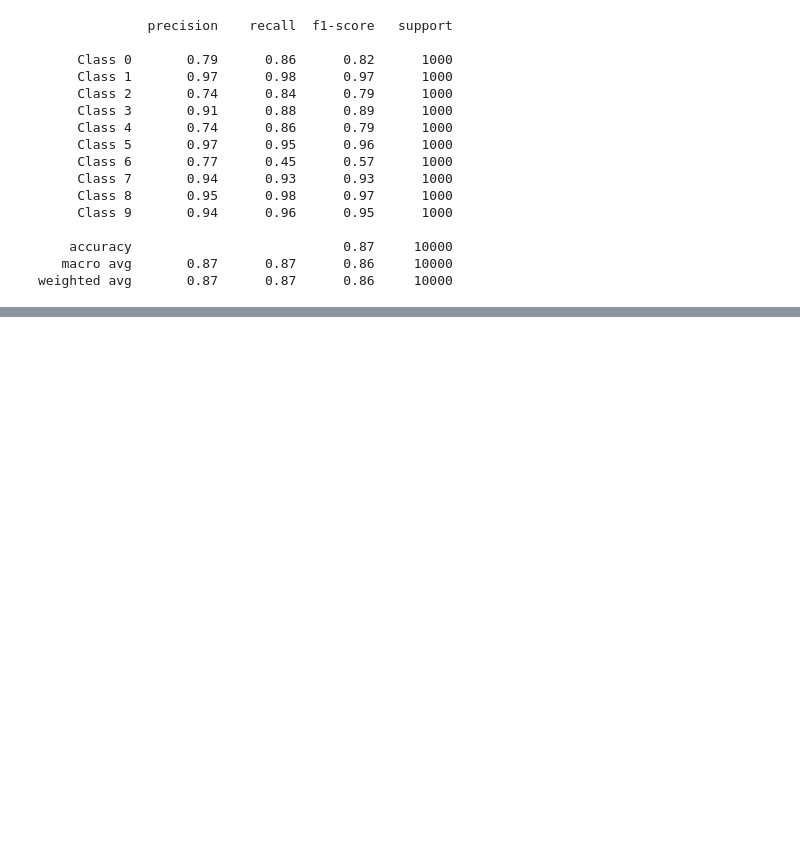
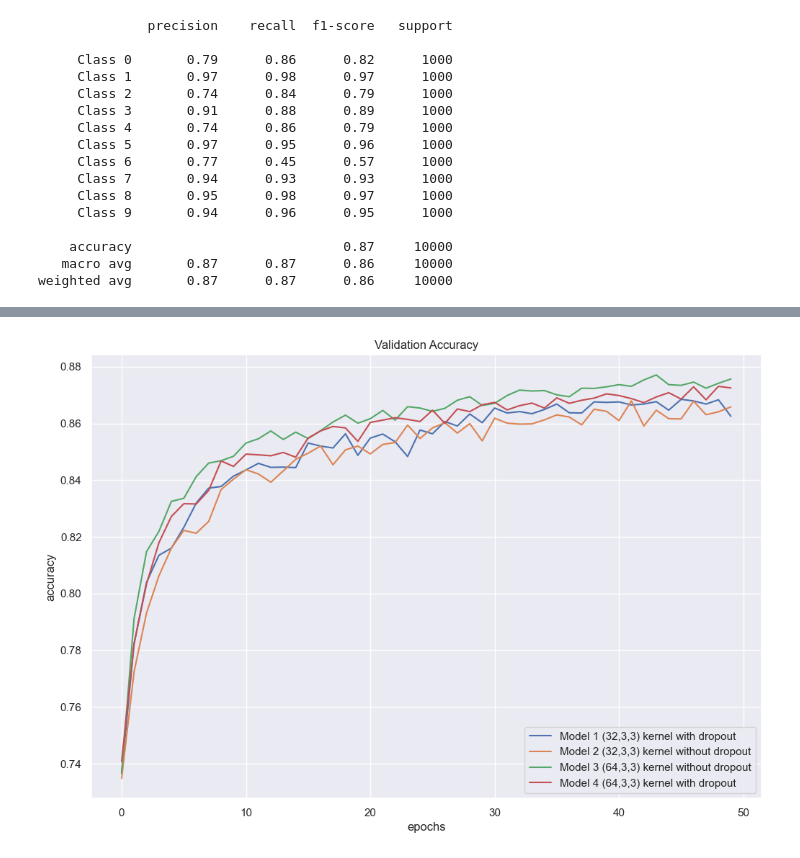
Before and after one commit to edaaydinea/MachineLearningRealWorldApplications, a Jupyter notebook: FashionClassClassification/FashionClassClassification.ipynb, the cells around one changed output, grey strips where cells are left out. Drawn from its saved outputs; the diff is of its cells as text; code cells hidden in the pictures; blank space fills up the shorter version.

```diff
--- a/FashionClassClassification/FashionClassClassification.ipynb
+++ b/FashionClassClassification/FashionClassClassification.ipynb
@@ -633,0 +737,24 @@ weighted avg       0.87      0.87      0.86     10000
+# %%
+# (64,3,3) kernel with dropout
+
+cnn_model4 = Sequential()
+
+cnn_model4.add(Conv2D(64,3, 3, input_shape = (28,28,1), activation='relu'))
+cnn_model4.add(MaxPooling2D(pool_size = (2,2)))
+cnn_model4.add(Dropout(0.25))
+cnn_model4.add(Flatten())
+cnn_model4.add(Dense(units = 32, activation = 'relu'))
+cnn_model4.add(Dense(units=10, activation="sigmoid"))
+
+cnn_model4.compile(loss="sparse_categorical_crossentropy",
+                   optimizer=Adam(learning_rate=0.001),
+                   metrics=['accuracy'])
+
+epochs = 50
+
+history4 = cnn_model4.fit(X_train,
+                          y_train,
+                          batch_size=512,
+                          epochs = epochs,
+                          verbose = 1,
+                          validation_data = (X_validate, y_validate))
@@ -633,0 +787,14 @@ weighted avg       0.87      0.87      0.86     10000
+# %%
+# Compare all models
+plt.figure(figsize=(12, 8))
+plt.plot(history.history['val_accuracy'], label='Model 1 (32,3,3) kernel with dropout')
+plt.plot(history2.history['val_accuracy'], label='Model 2 (32,3,3) kernel without dropout')
+plt.plot(history3.history['val_accuracy'], label='Model 3 (64,3,3) kernel without dropout')
+plt.plot(history4.history['val_accuracy'], label='Model 4 (64,3,3) kernel with dropout')
+plt.title('Validation Accuracy')
+plt.xlabel('epochs')
+plt.ylabel('accuracy')
+plt.legend()
+plt.show()
+# %% [output]
+[figure, added]
```
Also changed, not shown: parts of 8 cells of this notebook.
